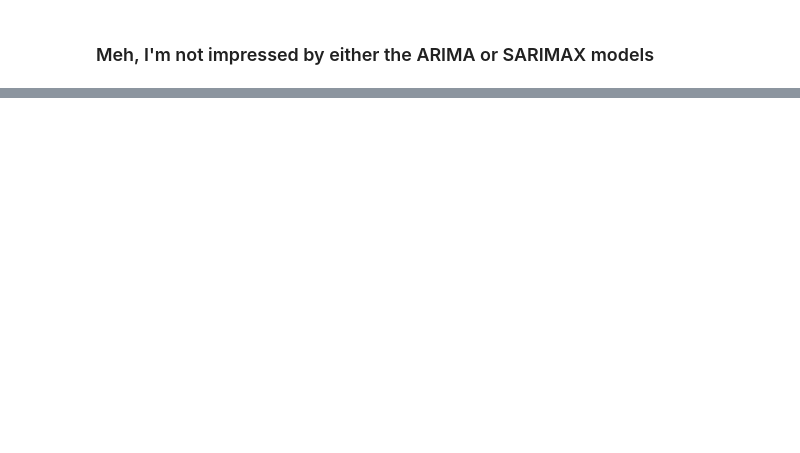
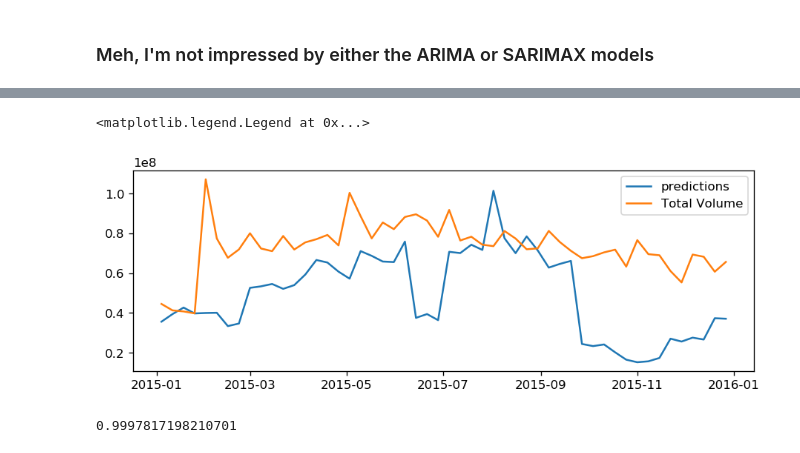
Before and after one commit to josephdope/joe_nolan_avocados, a Jupyter notebook: notebooks/model_analysis.ipynb, the cells around one changed output, grey strips where cells are left out. Cells and saved outputs as stored; diff of their text form; code cells hidden in the pictures; blank space fills up the shorter version.

```diff
--- a/notebooks/model_analysis.ipynb
+++ b/notebooks/model_analysis.ipynb
@@ -277,0 +316,2 @@ X_tv = df[[x for x in df.colums if ]]
+# %%
+rf_tv_model.fit(X_tv_train, y_tv_train)
@@ -277,0 +326,19 @@ X_tv = df[[x for x in df.colums if ]]
+# %%
+preds = rf_tv_model.predict(X_tv_test)
+# %%
+test = df.loc[df.index.isin(test_index),:].merge(pd.DataFrame(preds, columns = ['preds']),
+                left_index = True, right_index = True)
+# %%
+test = test.groupby('Date', as_index = False).agg({'Total Volume' : 'sum', 'preds' : 'sum'})
+# %%
+# Rolled up analysis
+plt.plot(test['Date'], test["preds"], label = 'predictions')
+plt.plot(test['Date'], test['Total Volume'], label = 'Total Volume')
+plt.legend()
+# %% [output]
+<matplotlib.legend.Legend at 0x...>
+[figure, added]
+# %%
+r2_score(preds, y_tv_test)
+# %% [output]
+0.9997817198210701
```
Also changed, not shown: parts of 27 cells of this notebook.
